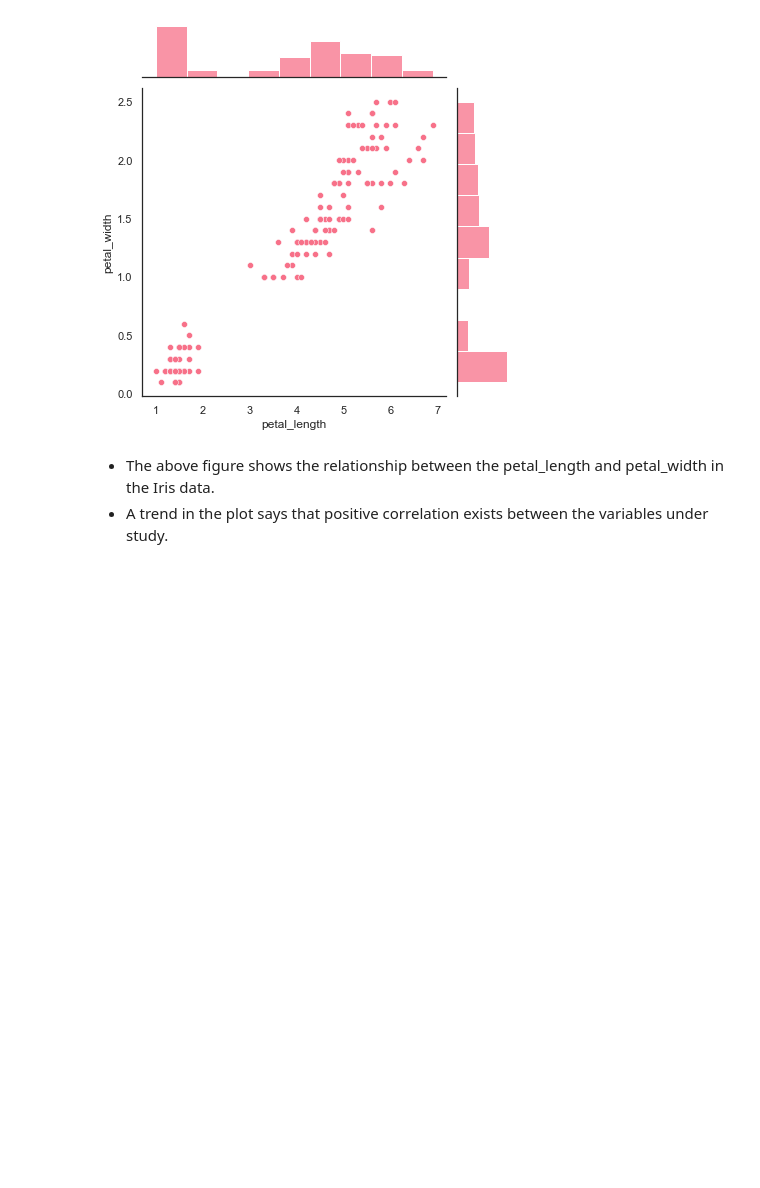
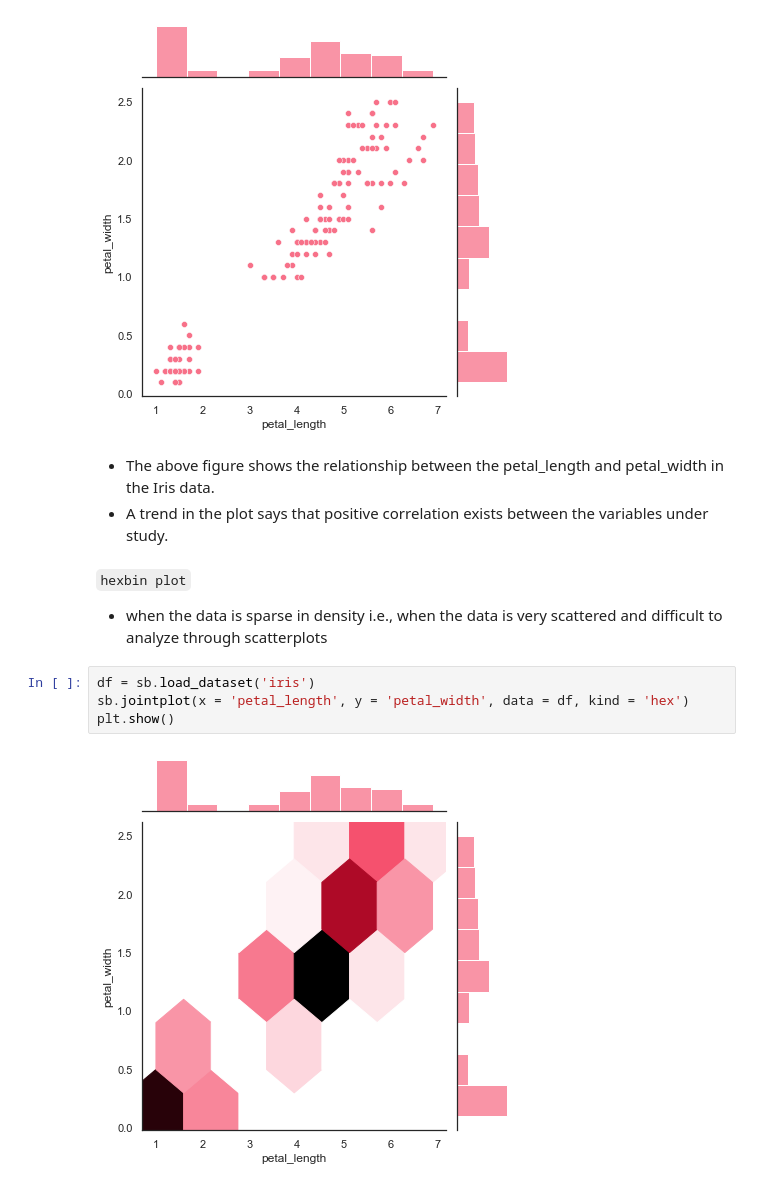
Before and after one commit to ApurbaKumarMajumder/Machine-Learning, a Jupyter notebook: seaborn_tutorial.ipynb, the cells around one changed output. Drawn from its saved outputs; the diff is of its cells as text; blank space fills up the shorter version.

Commit message:
hexbin plot graph

```diff
--- a/seaborn_tutorial.ipynb
+++ b/seaborn_tutorial.ipynb
@@ -418,3 +418,13 @@ plt.show()
 # %% [markdown]
 * The above figure shows the relationship between the petal_length and petal_width in the Iris data.
 * A trend in the plot says that positive correlation exists between the variables under study.
+# %% [markdown]
+`hexbin plot`
+
+* when the data is sparse in density i.e., when the data is very scattered and difficult to analyze through scatterplots
+# %%
+df = sb.load_dataset('iris')
+sb.jointplot(x = 'petal_length', y = 'petal_width', data = df, kind = 'hex')
+plt.show()
+# %% [output]
+[figure, added]
```
Also changed, not shown: parts of 1 cell of this notebook.
